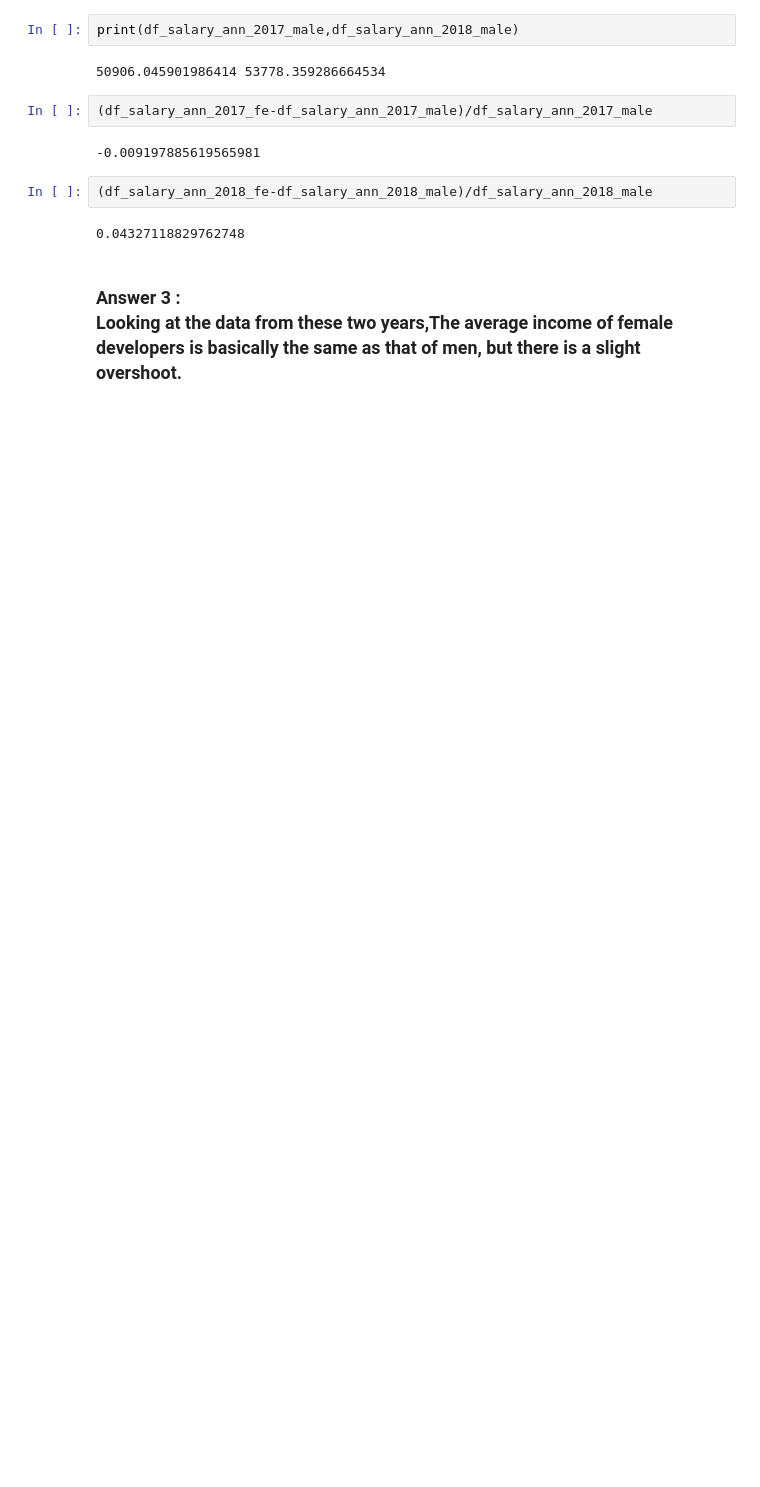
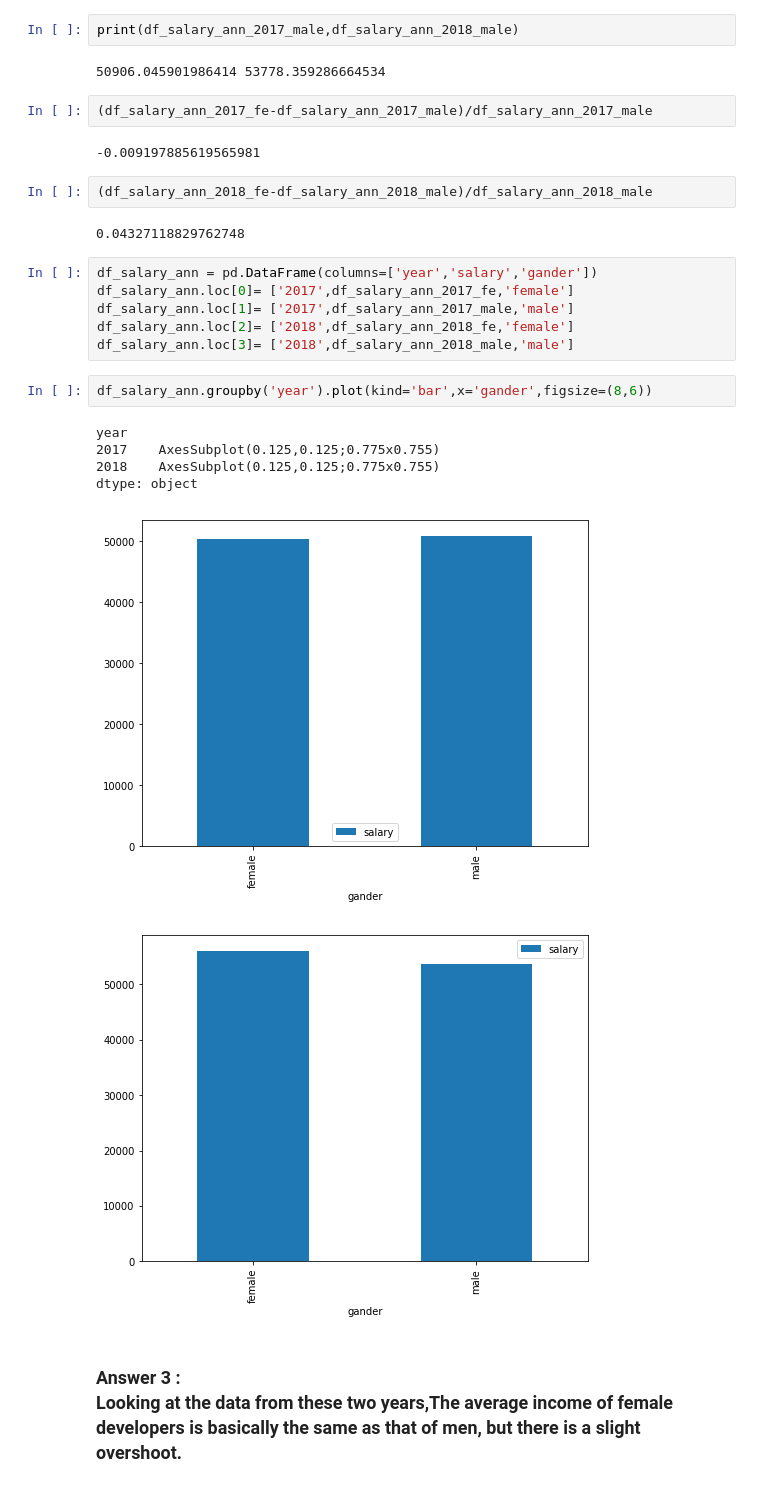
Before and after one commit to xueweiyema/xueweiyema.github.io, a Jupyter notebook: SalaryTrend.ipynb, the cells around one changed output. Cells and saved outputs as stored; diff of their text form; blank space fills up the shorter version.

```diff
--- a/SalaryTrend.ipynb
+++ b/SalaryTrend.ipynb
@@ -236,5 +252,20 @@ print(df_salary_ann_2017_male,df_salary_ann_2018_male)
 (df_salary_ann_2018_fe-df_salary_ann_2018_male)/df_salary_ann_2018_male
 # %% [output]
 0.04327118829762748
+# %%
+df_salary_ann = pd.DataFrame(columns=['year','salary','gander'])
+df_salary_ann.loc[0]= ['2017',df_salary_ann_2017_fe,'female']
+df_salary_ann.loc[1]= ['2017',df_salary_ann_2017_male,'male']
+df_salary_ann.loc[2]= ['2018',df_salary_ann_2018_fe,'female']
+df_salary_ann.loc[3]= ['2018',df_salary_ann_2018_male,'male']
+# %%
+df_salary_ann.groupby('year').plot(kind='bar',x='gander',figsize=(8,6))
+# %% [output]
+year
+2017    AxesSubplot(0.125,0.125;0.775x0.755)
+2018    AxesSubplot(0.125,0.125;0.775x0.755)
+dtype: object
+[figure, added]
+[figure, added]
 # %% [markdown]
 ### Answer 3 : <br>Looking at the data from these two years,The average income of female developers is basically the same as that of men, but there is a slight overshoot.
```
Also changed, not shown: parts of 7 cells of this notebook, 8 other files.
